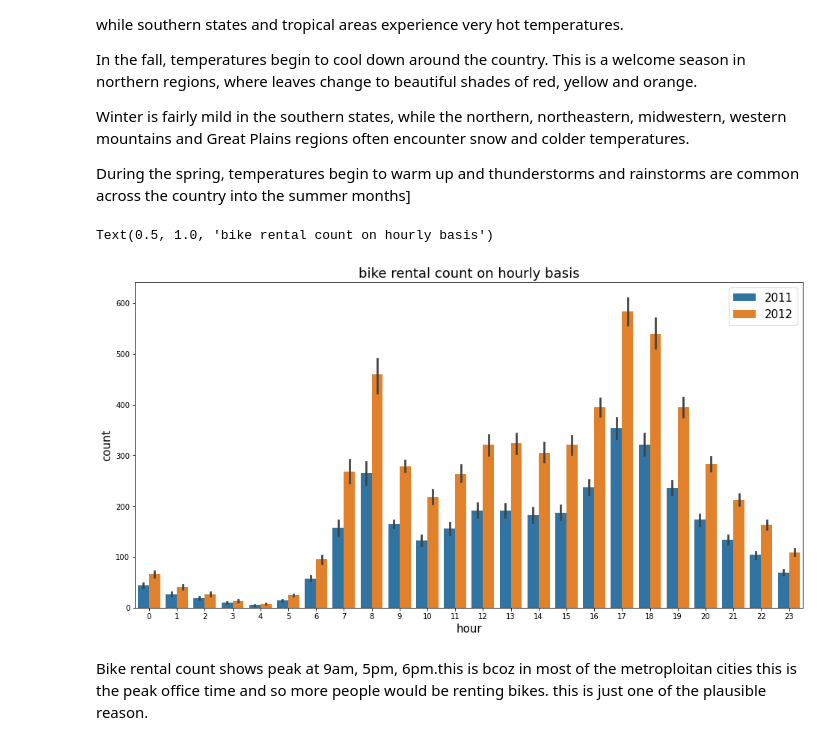
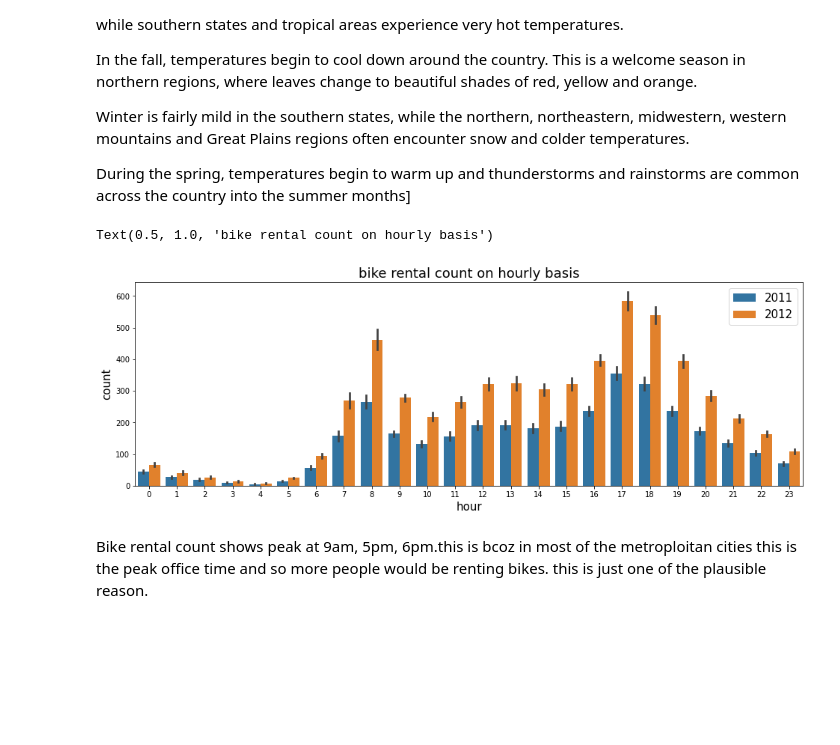
Before and after one commit to nehat280/Bike-Rentals-Regression-Problem-, a Jupyter notebook: bike rentals.ipynb, the cells around one changed output. Saved outputs shown, nothing was run; the diff lists cells and outputs as text; code cells hidden in the pictures; blank space fills up the shorter version.

```diff
--- a/bike rentals.ipynb
+++ b/bike rentals.ipynb
@@ -141,15 +190,15 @@ Winter is fairly mild in the southern states, while the northern, northeastern,
 
 During the spring, temperatures begin to warm up and thunderstorms and rainstorms are common across the country into the summer months]
 # %%
-plt.figure(figsize=(16,8))
+plt.figure(figsize=(16,5))
 sns.barplot(x='hour',y='count',hue='year',data=data )
 plt.xlabel('hour',fontsize=15)
 plt.ylabel('count',fontsize=15)
 plt.legend(fontsize=15)
 plt.title('bike rental count on hourly basis',fontsize=18)
 # %% [output]
 Text(0.5, 1.0, 'bike rental count on hourly basis')
-[figure, old version]
+[figure, new version]
 # %% [markdown]
 Bike rental count shows peak at 9am, 5pm, 6pm.this is bcoz in most of the metroploitan cities this is the peak office time and so more people would be renting bikes. this is just one of the plausible reason.
 # %%
```
Also changed, not shown: parts of 36 cells of this notebook, 1 other file.
